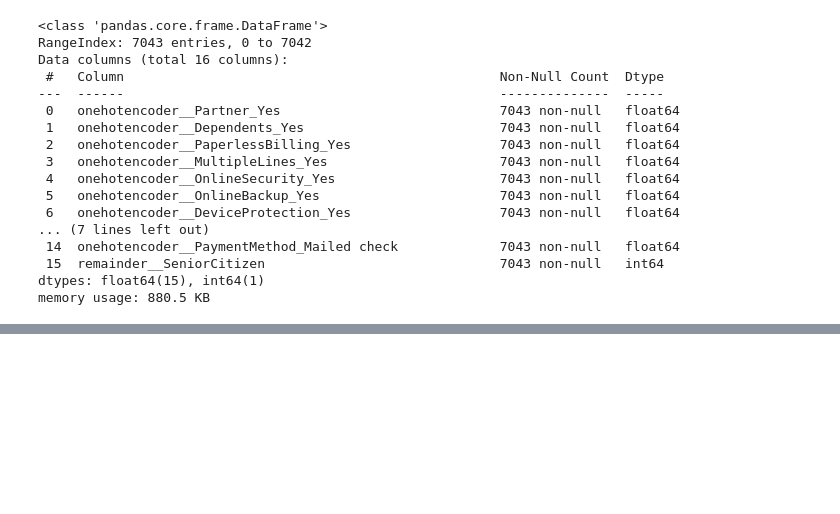
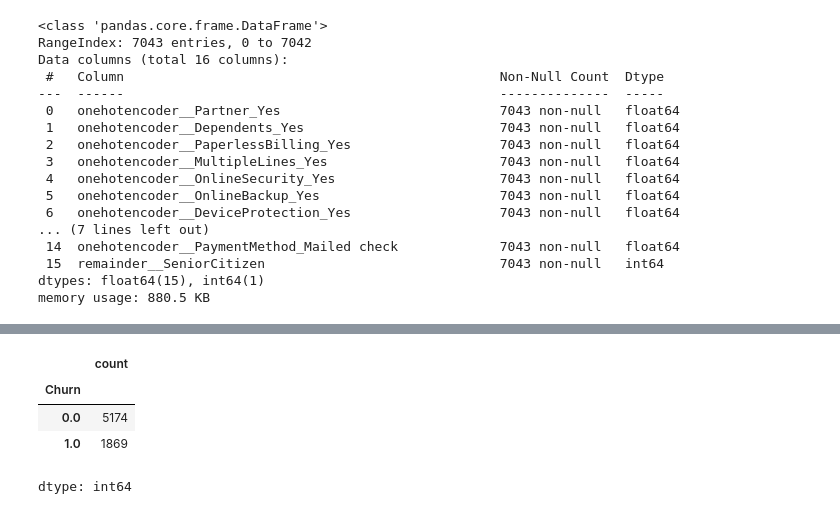
Before and after one commit to dialejo/Telecom_x2, a Jupyter notebook: Telecom_X2_Churn_prediccion.ipynb, the cells around one changed output, grey strips where cells are left out. Saved outputs shown, nothing was run; the diff lists cells and outputs as text; code cells hidden in the pictures; blank space fills up the shorter version.

```diff
--- a/Telecom_X2_Churn_prediccion.ipynb
+++ b/Telecom_X2_Churn_prediccion.ipynb
@@ -351,0 +441,8 @@ Datos_transformados.to_csv('Datos_transformados.csv', index=False)
+# %%
+Datos_transformados['Churn'].value_counts()
+# %% [output]
+|  | count |
+| Churn |  |
+| 0.0 | 5174 |
+| 1.0 | 1869 |
+dtype: int64
```
Also changed, not shown: parts of 33 cells of this notebook.
